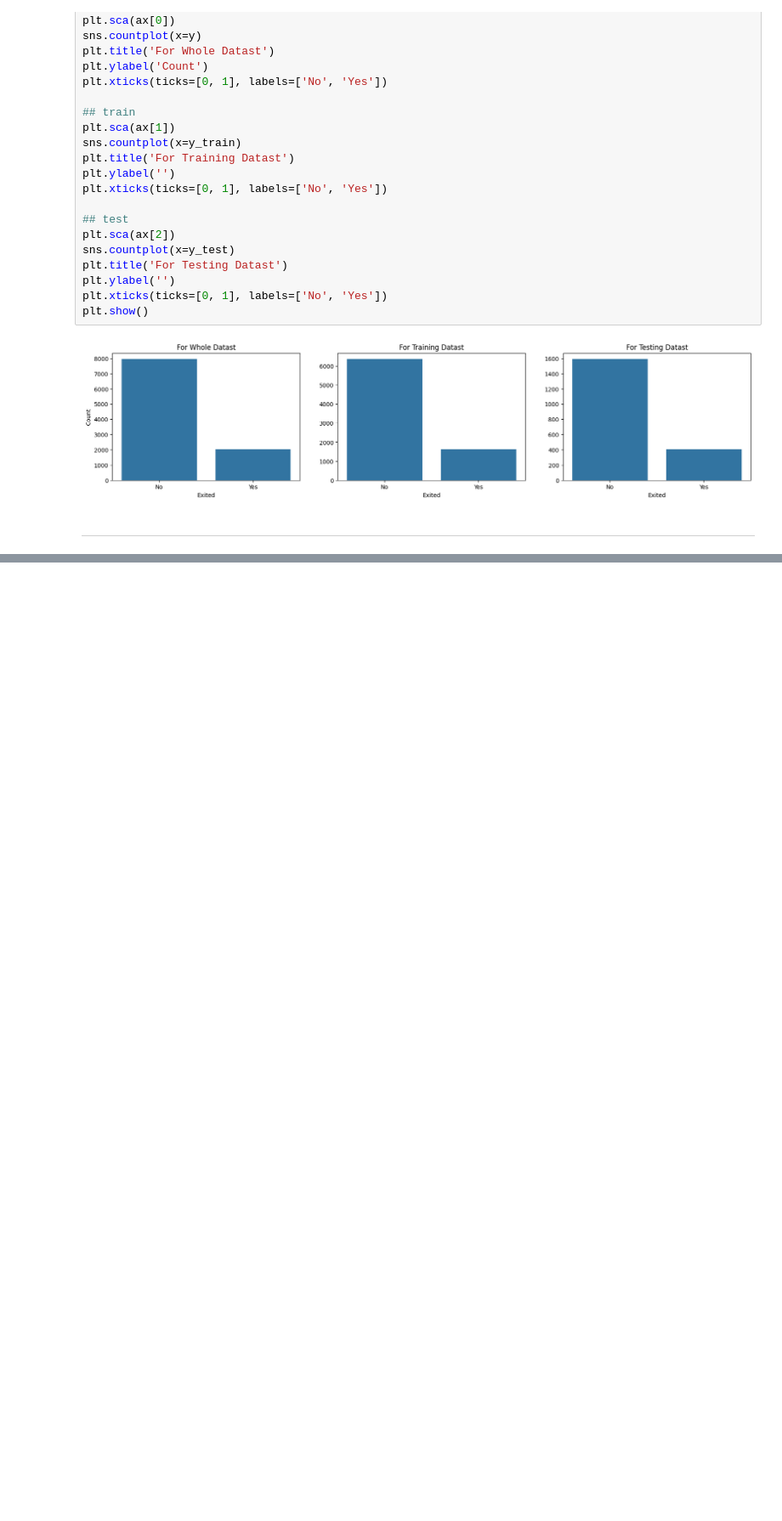
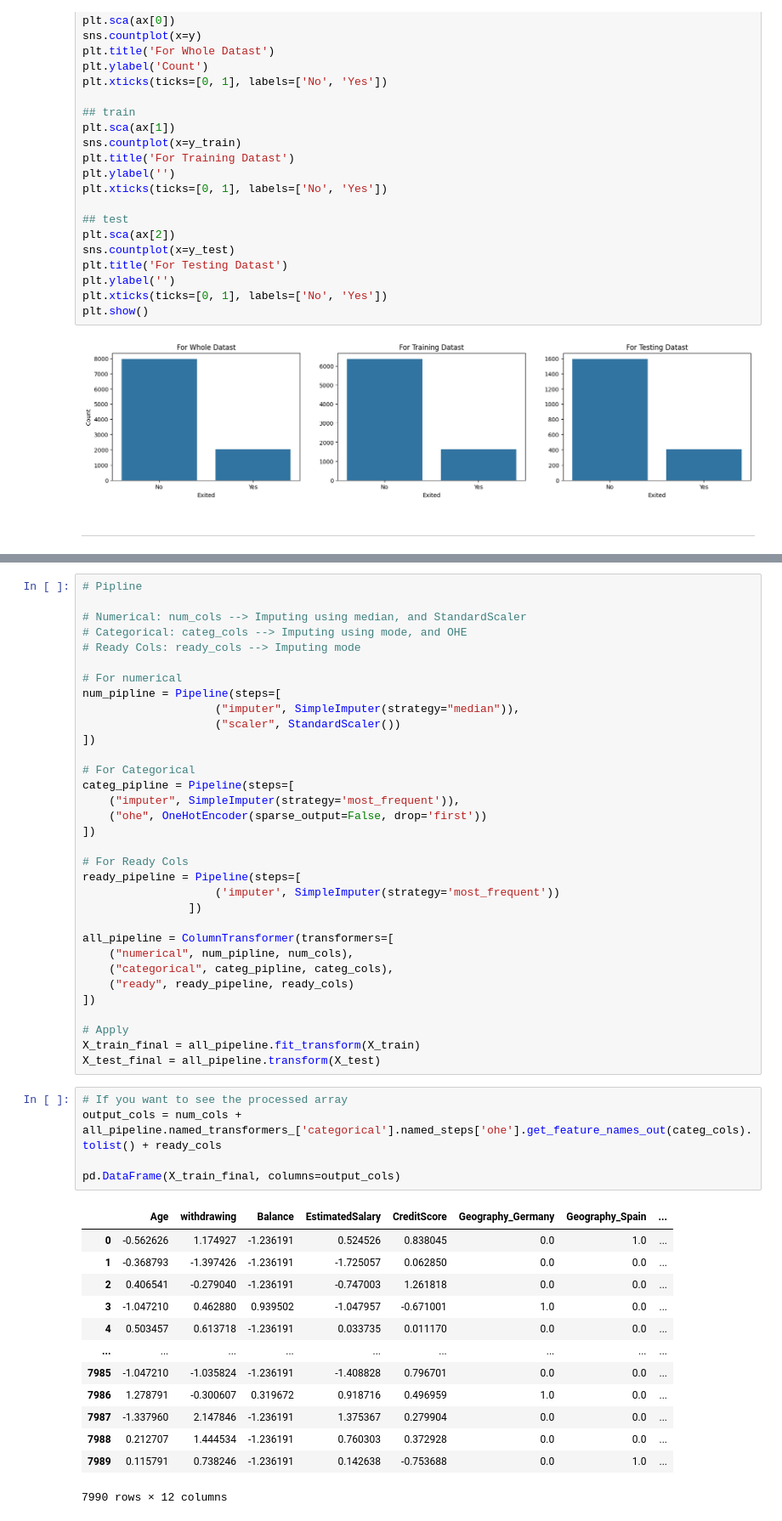
Before and after one commit to youssef1404/Customer_Churn_Model, a Jupyter notebook: Notebooks/churn.ipynb, the cells around one changed output, grey strips where cells are left out. Shown: that part at 85% size. Saved outputs shown, nothing was run; the diff lists cells and outputs as text; blank space fills up the shorter version.

```diff
--- a/Notebooks/churn.ipynb
+++ b/Notebooks/churn.ipynb
@@ -322,0 +376,52 @@ plt.show()
+# %%
+# Pipline
+
+# Numerical: num_cols --> Imputing using median, and StandardScaler
+# Categorical: categ_cols --> Imputing using mode, and OHE
+# Ready Cols: ready_cols --> Imputing mode
+
+# For numerical
+num_pipline = Pipeline(steps=[
+                    ("imputer", SimpleImputer(strategy="median")),
+                    ("scaler", StandardScaler())
+])
+
+# For Categorical
+categ_pipline = Pipeline(steps=[
+    ("imputer", SimpleImputer(strategy='most_frequent')),
+    ("ohe", OneHotEncoder(sparse_output=False, drop='first'))
+])
+
+# For Ready Cols
+ready_pipeline = Pipeline(steps=[
+                    ('imputer', SimpleImputer(strategy='most_frequent'))
+                ])
+
+all_pipeline = ColumnTransformer(transformers=[
+    ("numerical", num_pipline, num_cols),
+    ("categorical", categ_pipline, categ_cols),
+    ("ready", ready_pipeline, ready_cols)
+])
+
+# Apply
+X_train_final = all_pipeline.fit_transform(X_train)
+X_test_final = all_pipeline.transform(X_test)
+# %%
+# If you want to see the processed array
+output_cols = num_cols + all_pipeline.named_transformers_['categorical'].named_steps['ohe'].get_feature_names_out(categ_cols).tolist() + ready_cols
+
+pd.DataFrame(X_train_final, columns=output_cols)
+# %% [output]
+|  | Age | withdrawing | Balance | EstimatedSalary | CreditScore | Geography_Germany | Geography_Spain | ... |
+| 0 | -0.562626 | 1.174927 | -1.236191 | 0.524526 | 0.838045 | 0.0 | 1.0 | ... |
+| 1 | -0.368793 | -1.397426 | -1.236191 | -1.725057 | 0.062850 | 0.0 | 0.0 | ... |
+| 2 | 0.406541 | -0.279040 | -1.236191 | -0.747003 | 1.261818 | 0.0 | 0.0 | ... |
+| 3 | -1.047210 | 0.462880 | 0.939502 | -1.047957 | -0.671001 | 1.0 | 0.0 | ... |
+| 4 | 0.503457 | 0.613718 | -1.236191 | 0.033735 | 0.011170 | 0.0 | 0.0 | ... |
+| ... | ... | ... | ... | ... | ... | ... | ... | ... |
+| 7985 | -1.047210 | -1.035824 | -1.236191 | -1.408828 | 0.796701 | 0.0 | 0.0 | ... |
+| 7986 | 1.278791 | -0.300607 | 0.319672 | 0.918716 | 0.496959 | 1.0 | 0.0 | ... |
+| 7987 | -1.337960 | 2.147846 | -1.236191 | 1.375367 | 0.279904 | 0.0 | 0.0 | ... |
+| 7988 | 0.212707 | 1.444534 | -1.236191 | 0.760303 | 0.372928 | 0.0 | 0.0 | ... |
+| 7989 | 0.115791 | 0.738246 | -1.236191 | 0.142638 | -0.753688 | 0.0 | 1.0 | ... |
+7990 rows × 12 columns
```
Also changed, not shown: parts of 18 cells of this notebook, 1 other file.
